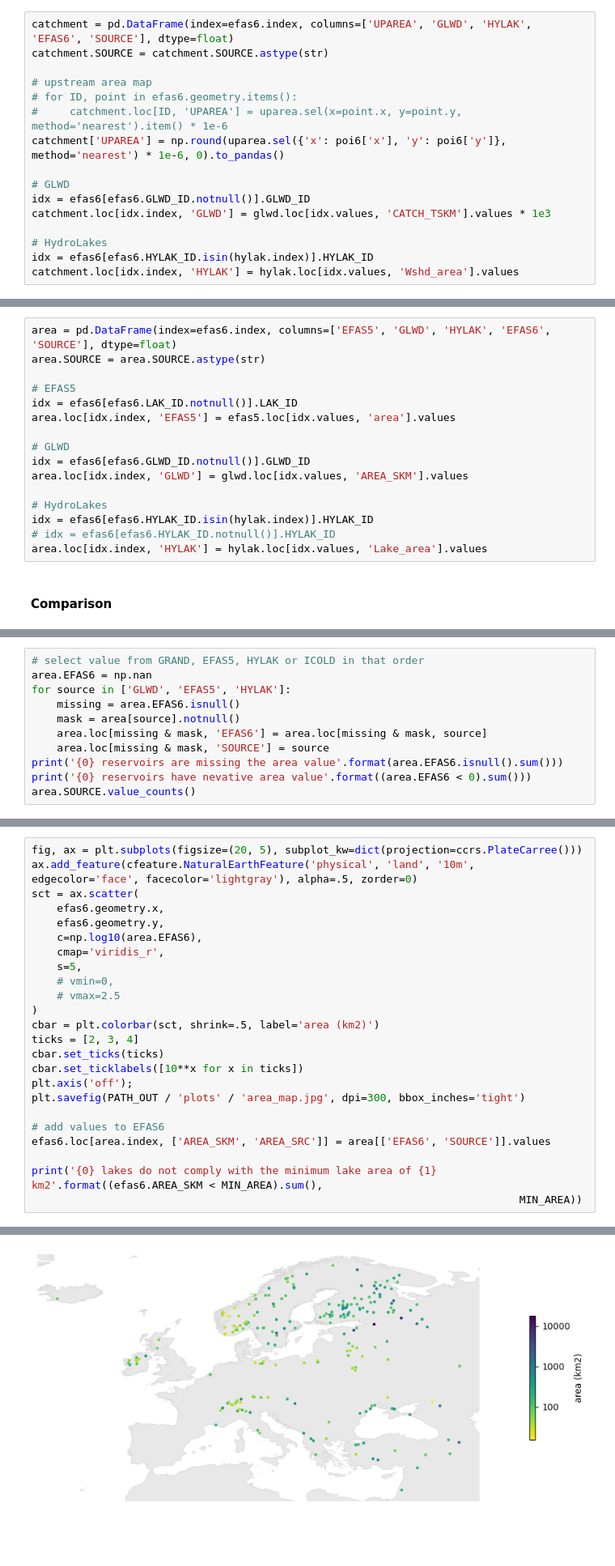
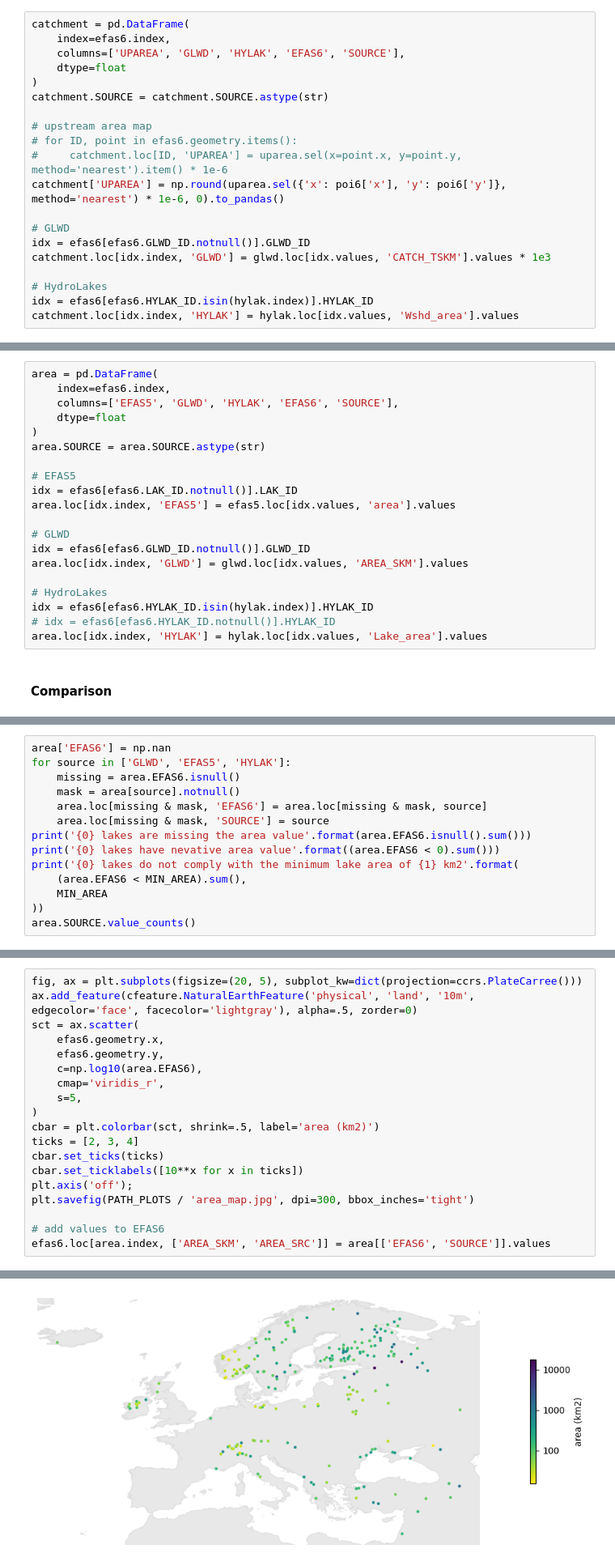
Before and after one commit to casadoj/reservoirs-LSHM, a Jupyter notebook: notebook/EFASv6/2.2_EFAS_lake_tables.ipynb, the cells around one changed output, grey strips where cells are left out. Shown at 81% size. Saved outputs shown, nothing was run; the diff lists cells and outputs as text; blank space fills up the shorter version.

```diff
--- a/notebook/EFASv6/2.2_EFAS_lake_tables.ipynb
+++ b/notebook/EFASv6/2.2_EFAS_lake_tables.ipynb
@@ -238,7 +242,11 @@ efas6['GRAND_ID'] = efas6.HYLAK_ID.map(hylak.GRAND_ID)
 # %% [markdown]
 ### Catchment area
 # %%
-catchment = pd.DataFrame(index=efas6.index, columns=['UPAREA', 'GLWD', 'HYLAK', 'EFAS6', 'SOURCE'], dtype=float)
+catchment = pd.DataFrame(
+    index=efas6.index,
+    columns=['UPAREA', 'GLWD', 'HYLAK', 'EFAS6', 'SOURCE'],
+    dtype=float
+)
 catchment.SOURCE = catchment.SOURCE.astype(str)
 
 # upstream area map
@@ -312,7 +320,11 @@ print('{0} reservoirs do not comply with the minimum catchment area of {1} km²'
 # %% [markdown]
 ### Lake area
 # %%
-area = pd.DataFrame(index=efas6.index, columns=['EFAS5', 'GLWD', 'HYLAK', 'EFAS6', 'SOURCE'], dtype=float)
+area = pd.DataFrame(
+    index=efas6.index,
+    columns=['EFAS5', 'GLWD', 'HYLAK', 'EFAS6', 'SOURCE'],
+    dtype=float
+)
 area.SOURCE = area.SOURCE.astype(str)
 
 # EFAS5
@@ -345,14 +357,17 @@ plt.savefig(PATH_OUT / 'plots' / 'area_pairplot.jpg', dpi=300, bbox_inches='tigh
 
 Some `HYLAK_ID` are repeated in EFAS6 because HydroLakes considers as a single lake cases where GLWD (and therefore EFAS5) considers several lakes. Therefore, using the HYLAK value will overestimate total area. I will use as main source GLWD, then EFAS5 and lastly HYLAK.
 # %%
-# select value from GRAND, EFAS5, HYLAK or ICOLD in that order
-area.EFAS6 = np.nan
+area['EFAS6'] = np.nan
 for source in ['GLWD', 'EFAS5', 'HYLAK']:
     missing = area.EFAS6.isnull()
     mask = area[source].notnull()
     area.loc[missing & mask, 'EFAS6'] = area.loc[missing & mask, source]
     area.loc[missing & mask, 'SOURCE'] = source
-print('{0} reservoirs are missing the area value'.format(area.EFAS6.isnull().sum()))
-print('{0} reservoirs have nevative area value'.format((area.EFAS6 < 0).sum()))
+print('{0} lakes are missing the area value'.format(area.EFAS6.isnull().sum()))
+print('{0} lakes have nevative area value'.format((area.EFAS6 < 0).sum()))
+print('{0} lakes do not comply with the minimum lake area of {1} km2'.format(
+    (area.EFAS6 < MIN_AREA).sum(),
+    MIN_AREA
+))
 area.SOURCE.value_counts()
 # %% [output]
@@ -371,19 +388,14 @@ sct = ax.scatter(
     c=np.log10(area.EFAS6),
     cmap='viridis_r',
     s=5,
-    # vmin=0,
-    # vmax=2.5
 )
 cbar = plt.colorbar(sct, shrink=.5, label='area (km2)')
 ticks = [2, 3, 4]
 cbar.set_ticks(ticks)
 cbar.set_ticklabels([10**x for x in ticks])
 plt.axis('off');
-plt.savefig(PATH_OUT / 'plots' / 'area_map.jpg', dpi=300, bbox_inches='tight')
+plt.savefig(PATH_PLOTS / 'area_map.jpg', dpi=300, bbox_inches='tight')
 
 # add values to EFAS6
 efas6.loc[area.index, ['AREA_SKM', 'AREA_SRC']] = area[['EFAS6', 'SOURCE']].values
-
-print('{0} lakes do not comply with the minimum lake area of {1} km2'.format((efas6.AREA_SKM < MIN_AREA).sum(),
-                                                                             MIN_AREA))
 # %% [output]
@@ -391,4 +402,4 @@ print('{0} lakes do not comply with the minimum lake area of {1} km2'.format((ef
-[figure, old version]
+[figure, new version]
 # %% [markdown]
 ### $\alpha$: width of the outlet
 # %%
```
Also changed, not shown: parts of 28 cells of this notebook.
